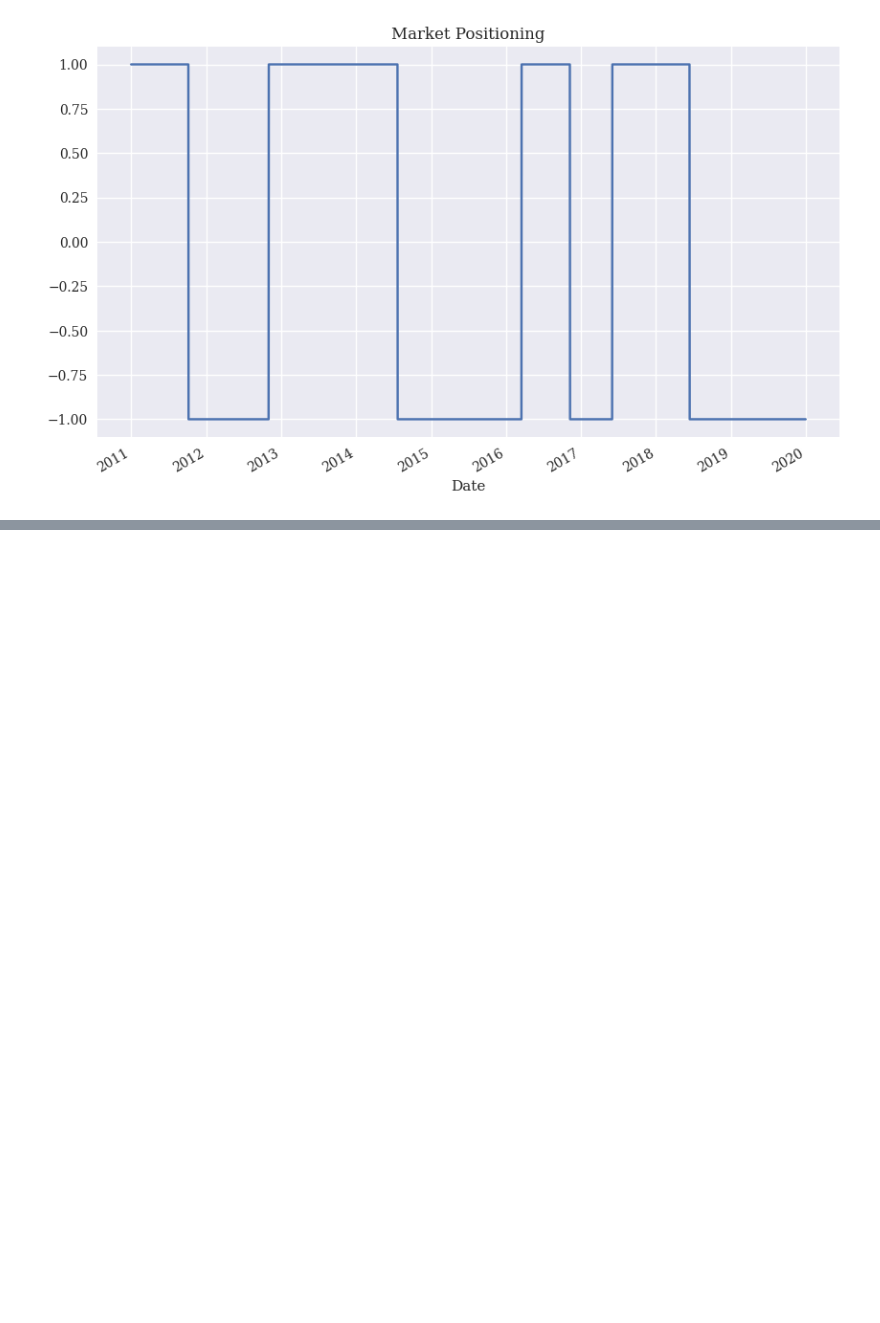
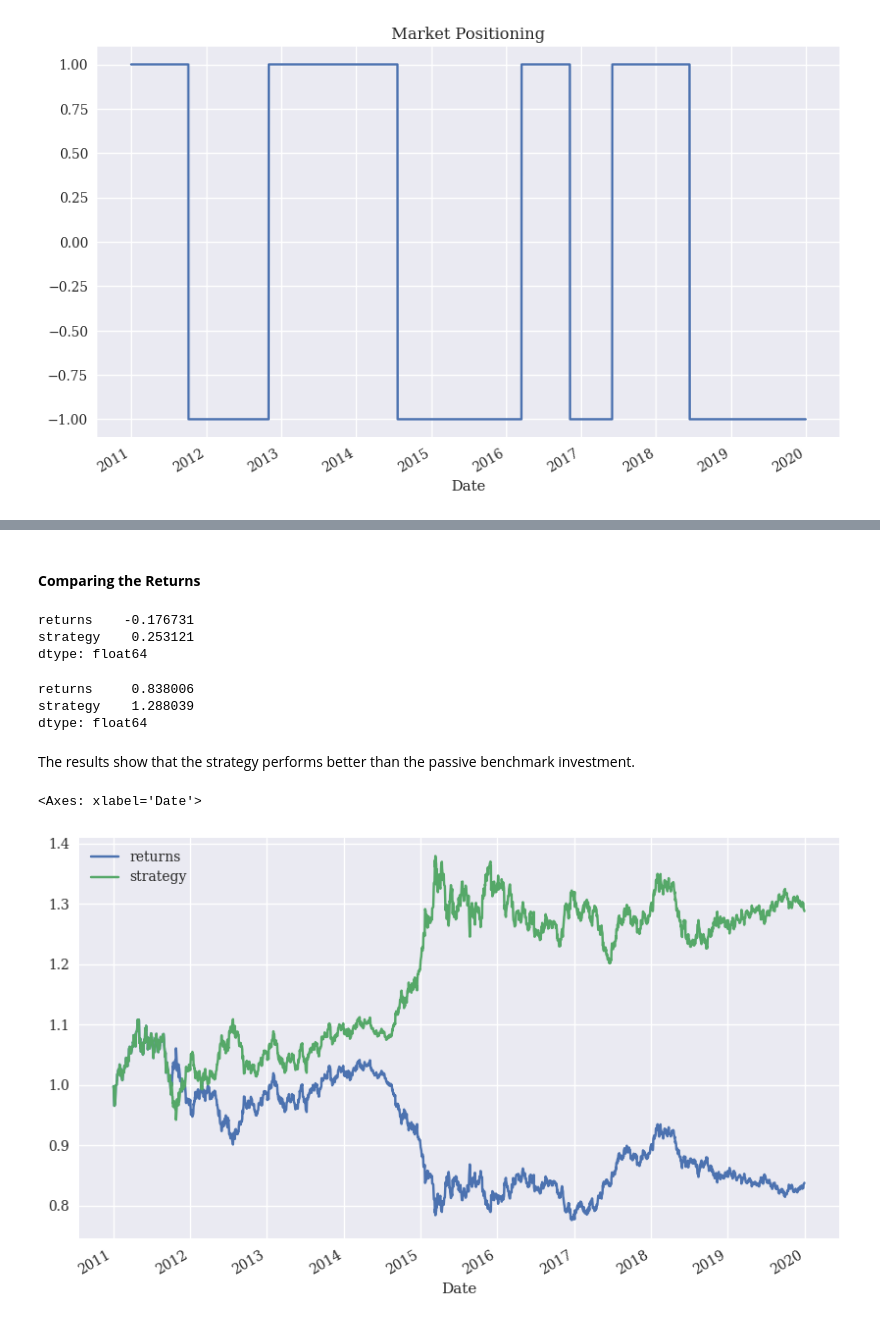
Before and after one commit to mindeleven/Analyzing-financial-data-with-python-and-rust, a Jupyter notebook: algorithmic_trading/algorithmic-trading-hilpisch/python_for_algorithmic_trading/ch04_Vectorized_Backtesting/02_moving_averages_strategies.ipynb, the cells around one changed output, grey strips where cells are left out. Saved outputs shown, nothing was run; the diff lists cells and outputs as text; code cells hidden in the pictures; blank space fills up the shorter version.

```diff
--- a/algorithmic_trading/algorithmic-trading-hilpisch/python_for_algorithmic_trading/ch04_Vectorized_Backtesting/02_moving_averages_strategies.ipynb
+++ b/algorithmic_trading/algorithmic-trading-hilpisch/python_for_algorithmic_trading/ch04_Vectorized_Backtesting/02_moving_averages_strategies.ipynb
@@ -275,0 +289,29 @@ data['position'].plot(
+# %% [markdown]
+#### __Comparing the Returns__
+# %%
+# (1) deriving the log returns of the strategy given the positionings and the market returns
+data['strategy'] = data['position'].shift(1) * data['returns']
+# %%
+# (2) summing up the single log return values for the stock and the strategy (illustratory purpose)
+data[['returns', 'strategy']].sum()
+# %% [output]
+returns    -0.176731
+strategy    0.253121
+dtype: float64
+# %%
+# applying the expotential function to the sum of the log returns to calculate the gross performance
+data[['returns', 'strategy']].sum().apply(np.exp)
+# %% [output]
+returns     0.838006
+strategy    1.288039
+dtype: float64
+# %% [markdown]
+The results show that the strategy performs better than the passive benchmark investment.
+# %%
+# showing the data graphically
+# here we're calculating the cumulative sum over time with cumsum
+# then the cumulative returns by applying the espotential fubction np.exp()
+data[['returns', 'strategy']].cumsum().apply(np.exp).plot(figsize=(10,6))
+# %% [output]
+<Axes: xlabel='Date'>
+[figure, added]
```
Also changed, not shown: parts of 9 cells of this notebook.
